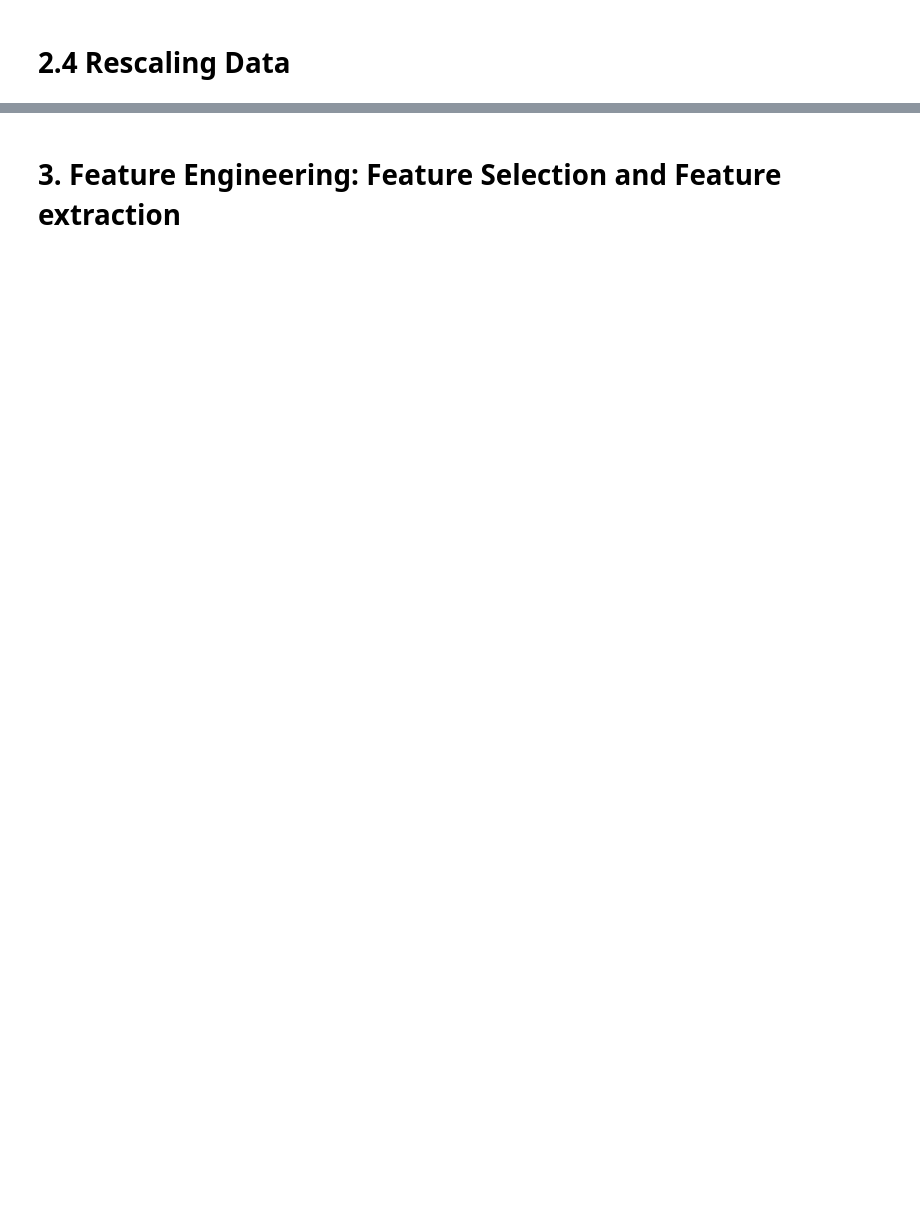
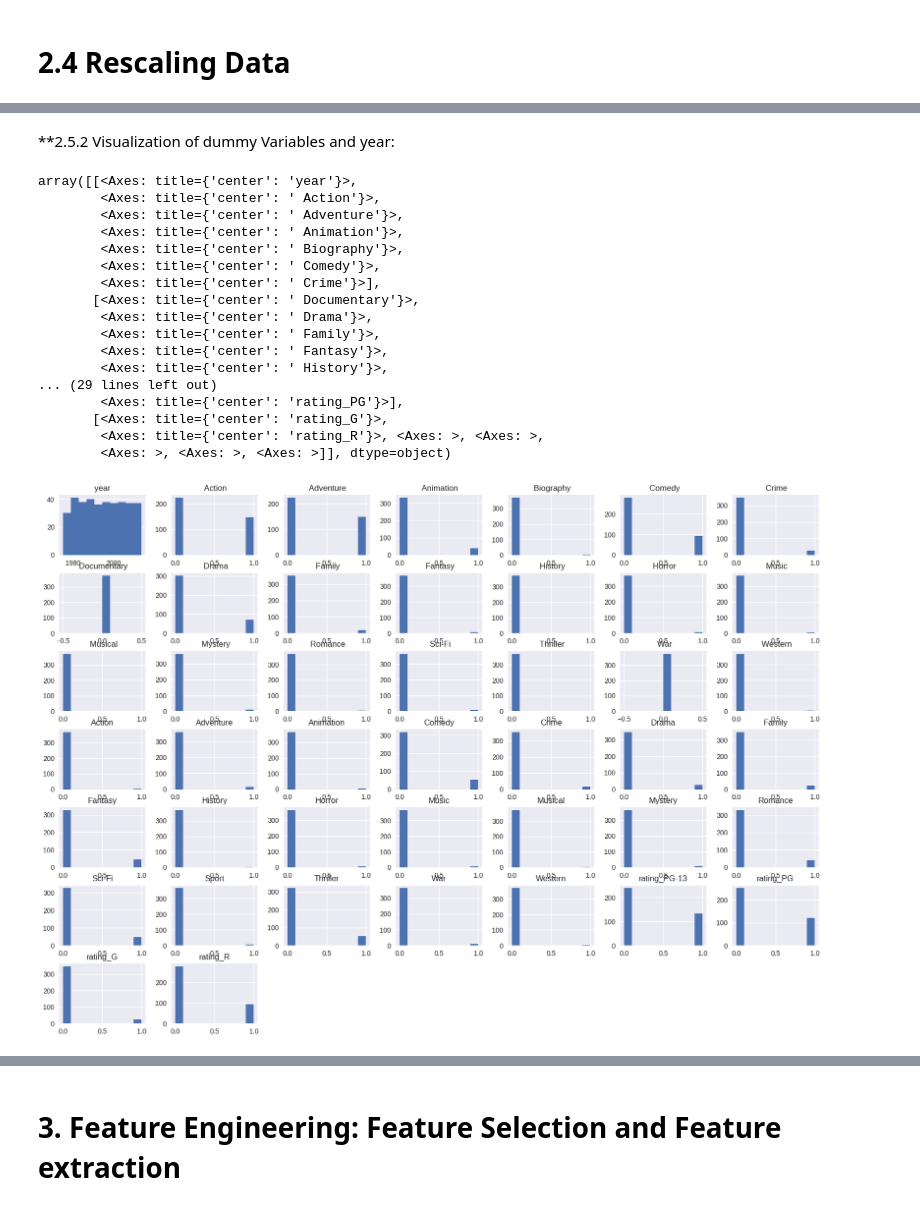
Before and after one commit to MissSylviaSHI/Explorer, a Jupyter notebook: Machine Learning/Moodle code/IMA1.ipynb, the cells around one changed output, grey strips where cells are left out. Saved outputs shown, nothing was run; the diff lists cells and outputs as text; code cells hidden in the pictures; blank space fills up the shorter version.

```diff
--- a/Machine Learning/Moodle code/IMA1.ipynb
+++ b/Machine Learning/Moodle code/IMA1.ipynb
@@ -97,0 +793,24 @@ Genre_3
+# %% [markdown]
+**2.5.2 Visualization of dummy Variables and year:
+# %%
+numerical_atributes=df_updated.select_dtypes(include=['int64'])
+numerical_atributes.hist(figsize=(20,14))
+# %% [output]
+array([[<Axes: title={'center': 'year'}>,
+        <Axes: title={'center': ' Action'}>,
+        <Axes: title={'center': ' Adventure'}>,
+        <Axes: title={'center': ' Animation'}>,
+        <Axes: title={'center': ' Biography'}>,
+        <Axes: title={'center': ' Comedy'}>,
+        <Axes: title={'center': ' Crime'}>],
+       [<Axes: title={'center': ' Documentary'}>,
+        <Axes: title={'center': ' Drama'}>,
+        <Axes: title={'center': ' Family'}>,
+        <Axes: title={'center': ' Fantasy'}>,
+        <Axes: title={'center': ' History'}>,
+... (29 lines left out)
+        <Axes: title={'center': 'rating_PG'}>],
+       [<Axes: title={'center': 'rating_G'}>,
+        <Axes: title={'center': 'rating_R'}>, <Axes: >, <Axes: >,
+        <Axes: >, <Axes: >, <Axes: >]], dtype=object)
+[figure, added]
```
Also changed, not shown: parts of 100 cells of this notebook.
